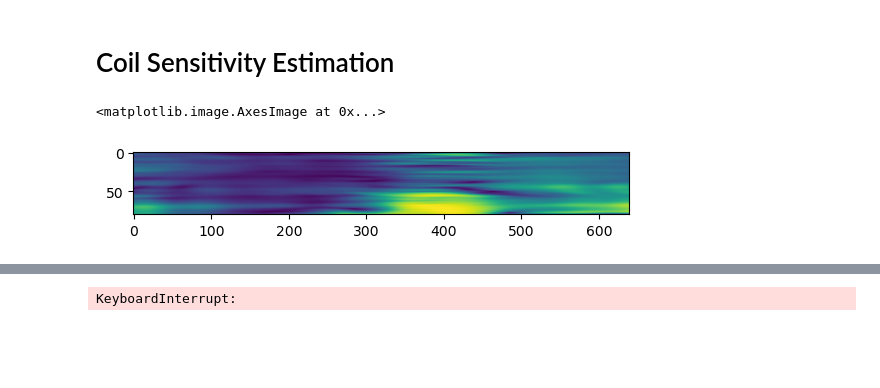
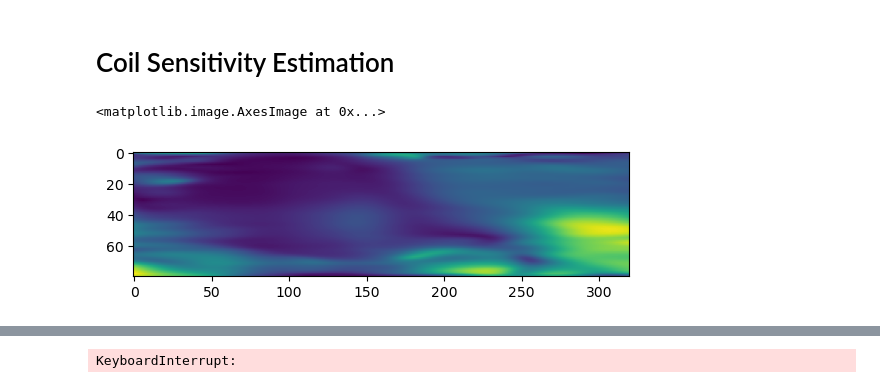
Before and after one commit to yh-li-0604/mri_reconstruction_tools, a Jupyter notebook: test.ipynb, the cells around one changed output, grey strips where cells are left out. Drawn from its saved outputs; the diff is of its cells as text; code cells hidden in the pictures; blank space fills up the shorter version.

Commit message:
used mapvbvd, but the image quality is bad

```diff
--- a/test.ipynb
+++ b/test.ipynb
@@ -103,3 +80,13 @@ ValueError: __init__() requires a code object with 20 free vars, not 0
+# %%
+kspace_data_raw =comp.normalization( data_raw[:,1:,:,:])
+shape_dict = eo.parse_shape(kspace_data_raw, 'ch_num partition_num spoke_num spoke_len')
+args = recon.CAPTURE_VarW_NQM_DCE_PostInj_Args(twixobj,mdh,shape_dict)
+nav = eo.rearrange(data_raw[:,0,args.start_idx:,:], 'ch_num spoke_num spoke_len -> spoke_len spoke_num ch_num')
+nav = comp.normalization(nav)
+# shape of kspace_traj: complex_num_ch spoke_num spoke_len
+kspace_traj_ = comp.generate_golden_angle_radial_spokes_kspace_trajctory(
+    args.spoke_num, args.spoke_len)[:,args.start_idx:]
+# ).narrow(dim=-2, start=args.spokes_to_skip, length=args.contra_num*args.spokes_per_contra)
 # %% [markdown]
 # Generate respiratory curve with CAPTURE
 # %%
@@ -145,29 +129,11 @@ IndexError: too many indices for array: array is 4-dimensional, but 5 were index
 # %% [markdown]
 Prepare nufft operator, kspace trajectory and kspace density compensation
-# %%
-# shape of kspace_traj: complex_num_ch spoke_num spoke_len
-kspace_traj_ = comp.generate_golden_angle_radial_spokes_kspace_trajctory(
-    args.spoke_num, args.spoke_len)[:,args.spokes_to_skip:]
-# ).narrow(dim=-2, start=args.spokes_to_skip, length=args.contra_num*args.spokes_per_contra)
-# build nufft operators
-args.im_size = (640,640)
-grid_size = (int(1.5*args.im_size[0]),int(1.5*args.im_size[1]))
-adjnufft_ob = tkbn.KbNufftAdjoint(im_size=args.im_size,grid_size=grid_size).to(
-    args.device)  # , grid_size=grid_size)
-
-# DCE reconstruction
-# k_space_density_compensation, it is flattened due to nufft, now recover it
-# kspace_density_compensation_ = eo.rearrange(
-#     tkbn.calc_density_compensation_function(
-#         ktraj=eo.rearrange(
-#             kspace_traj_, 'c spoke_num spoke_len -> c (spoke_num spoke_len)'),
-#         im_size=args.im_size,
-#         grid_size = grid_size),
-#     'ch b (spokes_num spoke_len) -> ch b spokes_num spoke_len ',
-#     b=1,
-#     ch=1,
-#     spokes_num=args.contra_num*args.spokes_per_contra,
-#     spoke_len=args.spoke_len)[0,0]
+# %%
+# build nufft operators
+# args.im_size = (640,640)
+args.grid_size = (int(4*args.im_size[0]),int(4*args.im_size[1]))
+adjnufft_ob = tkbn.KbNufftAdjoint(im_size=args.im_size,grid_size=args.grid_size).to(
+    args.device)  # , grid_size=grid_size)
 # %%
-kspace_density_compensation_ = cihat_pipe_density_compensation(kspace_traj_,args.im_size,grid_size,device=args.device)
+kspace_density_compensation_ = cihat_pipe_density_compensation(kspace_traj_,args.im_size,args.grid_size,device=args.device)
 # kspace_data = kspace_data_for_nufft*kspace_density_compensation_
@@ -192,7 +156,7 @@ cse = Lowk_2D_CSE(
         kspace_data_*kspace_density_compensation_, kspace_traj_, adjnufft_ob,hamming_filter_ratio=0.05, batch_size=2, device=args.device)
         # TODO No density compensation for the CSE
 # %%
-plt.imshow(cse.coil_sens[0,:,80,:].abs())
+plt.imshow(cse.coil_sens[0,:,50,:].abs())
 # %% [output]
 <matplotlib.image.AxesImage at 0x...>
-[figure, old version]
+[figure, new version]
```
Also changed, not shown: parts of 15 cells of this notebook, 3 other files.
